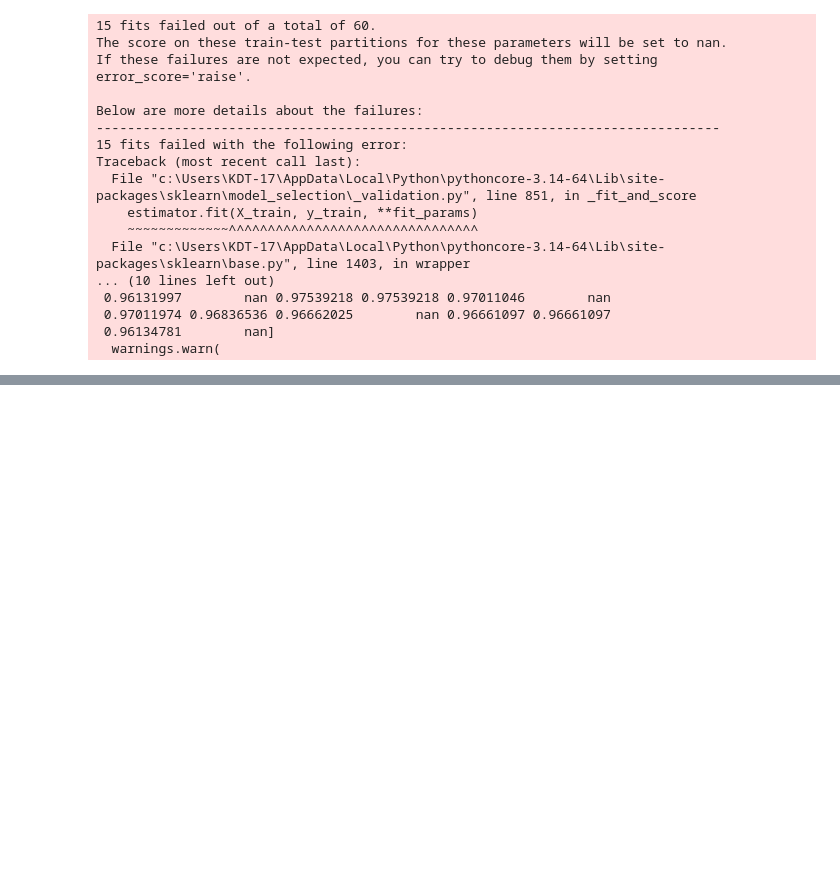
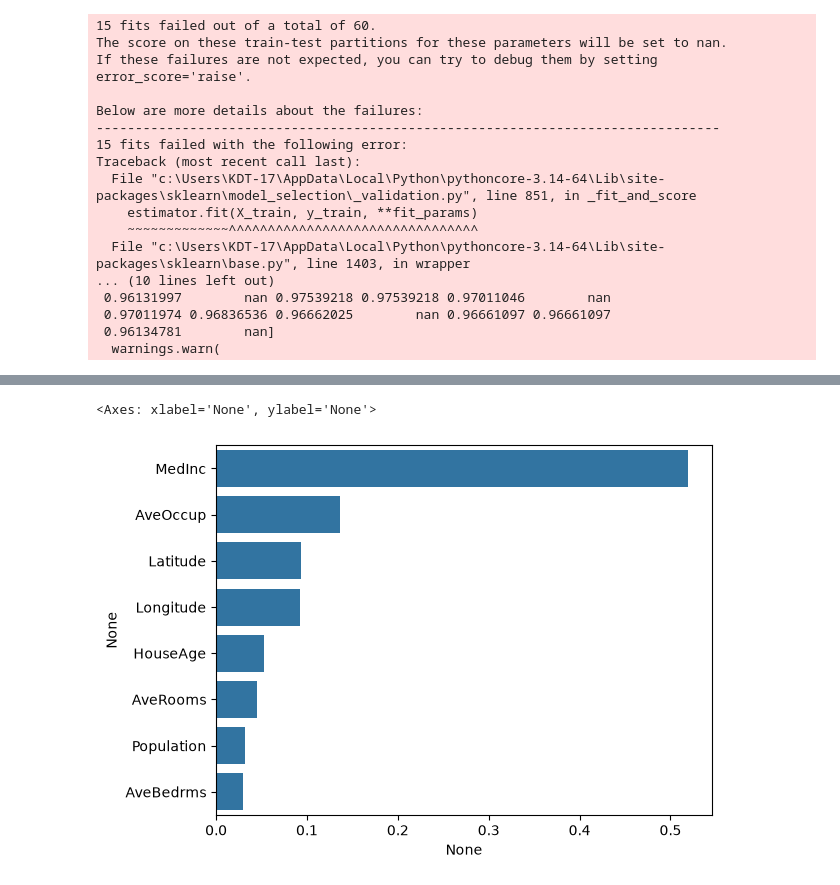
Before and after one commit to Doruco89/17-Machine-Learning, a Jupyter notebook: 05_회귀/5_2.ipynb, the cells around one changed output, grey strips where cells are left out. Saved outputs shown, nothing was run; the diff lists cells and outputs as text; code cells hidden in the pictures; blank space fills up the shorter version.

```diff
--- a/05_회귀/5_2.ipynb
+++ b/05_회귀/5_2.ipynb
@@ -99,3 +99,16 @@ Traceback (most recent call last):
   warnings.warn(
 # %%
 # 회귀 트리 사용
+from sklearn.datasets import fetch_california_housing
+from sklearn.model_selection import cross_val_score
+from sklearn.ensemble import RandomForestRegressor
+import pandas as pd
+import numpy as np
+
+housing = fetch_california_housing()
+df = pd.DataFrame(housing.data, columns = housing.feature_names)
+
+df["PRICE"] = housing.target
+
+y_target = df["PRICE"]
+X_data = df.drop(["PRICE"], axis = 1, inplace = False)
@@ -101,0 +175,15 @@ Traceback (most recent call last):
+# %%
+import seaborn as sns
+
+rf_reg = RandomForestRegressor(n_estimators = 1000, n_jobs = -1)
+
+rf_reg.fit(X_data, y_target)
+
+feature_series = pd.Series(data = rf_reg.feature_importances_,
+                           index = X_data.columns)
+feature_series = feature_series.sort_values(ascending = False)
+sns.barplot(x = feature_series,
+            y = feature_series.index)
+# %% [output]
+<Axes: xlabel='None', ylabel='None'>
+[figure, added]
```
Also changed, not shown: parts of 7 cells of this notebook, 2 other files.
